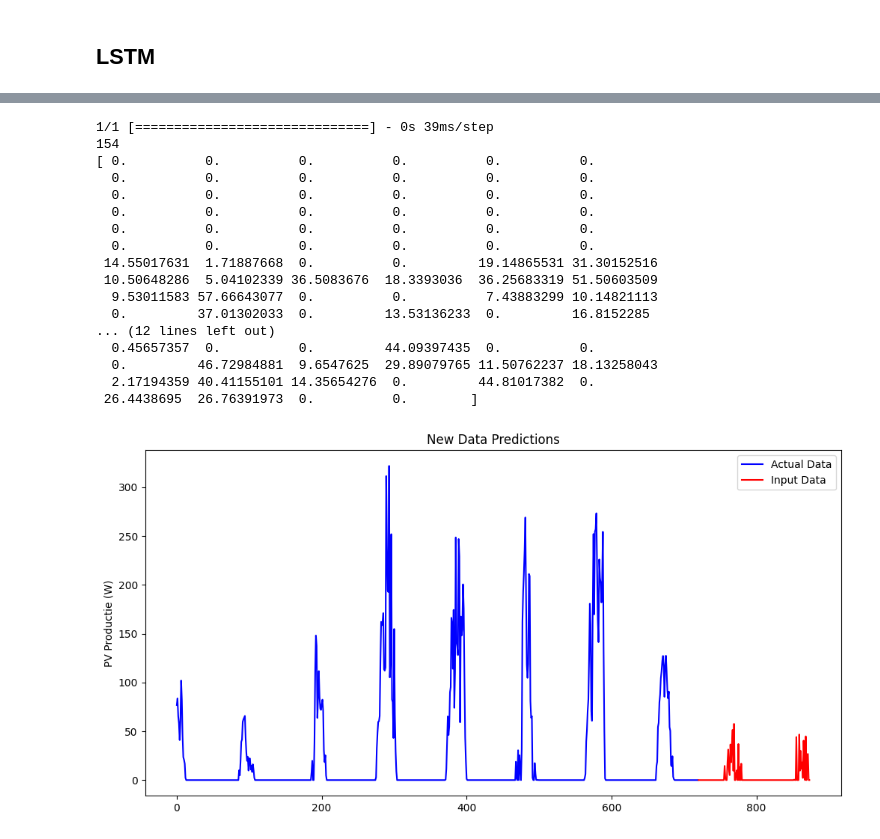
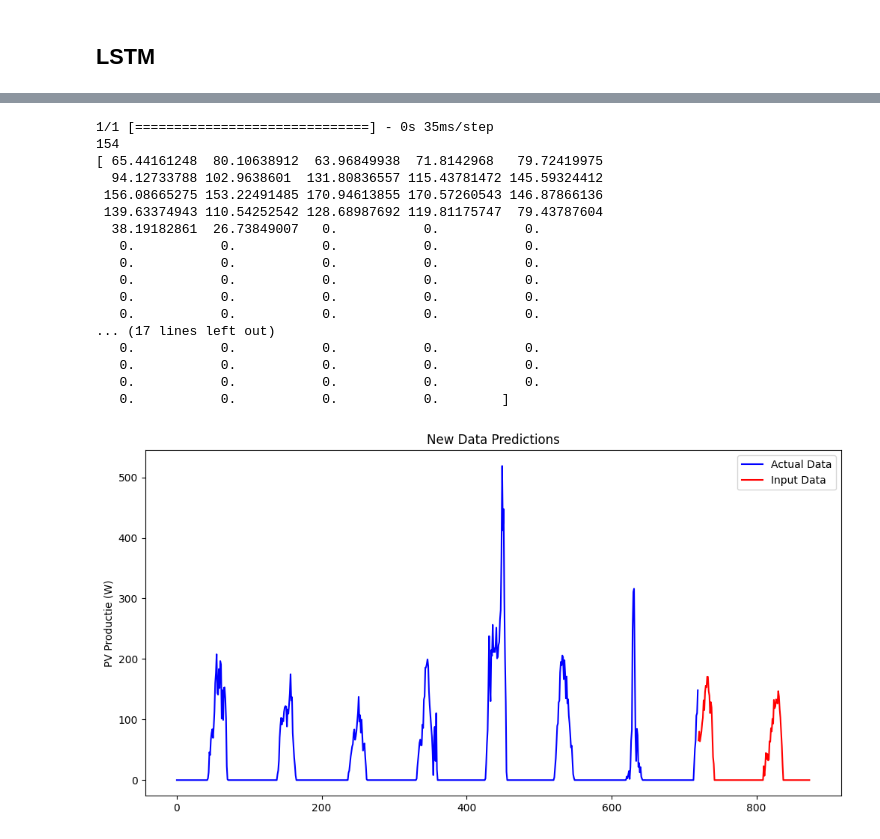
Before and after one commit to Ozziehman/Energiescan, a Jupyter notebook: 2022_15min_data_models.ipynb, the cells around one changed output, grey strips where cells are left out. Saved outputs shown, nothing was run; the diff lists cells and outputs as text; code cells hidden in the pictures.

```diff
--- a/2022_15min_data_models.ipynb
+++ b/2022_15min_data_models.ipynb
@@ -561,46 +563,46 @@ Mean Absolute Error: 97.23905003034612
 # %%
 def create_new_sequences(data, seq_length):
     X = []
     for i in range(len(data) - seq_length + 1):
         seq = data[i:(i + seq_length), :]
         X.append(seq)
     return np.array(X)
 
-new_data = pd.read_csv('core/static/data/2022_15min_data_with_GHI.csv', sep=',', low_memory=False).tail(720)
+new_data = pd.read_csv('core/static/data/2022_15min_data_with_GHI.csv', sep=',', low_memory=False).iloc[1723:2443]
 new_data = new_data[['PV Productie (W)', 'Month', 'Day', 'Hour', 'Minute', 'Weekday', 'GHI (W/m^2)']]
 new_data_scaled = scaler.transform(new_data)
 X_new = create_new_sequences(new_data_scaled, seq_length)
 y_new_pred_scaled = model.predict(X_new)
 y_new_pred_reshaped = y_new_pred_scaled.reshape(-1, 1)
 dummy_features_new = np.zeros((y_new_pred_reshaped.shape[0], train_scaled.shape[1] - 1))
 y_new_pred_inv = scaler.inverse_transform(np.concatenate((y_new_pred_reshaped, dummy_features_new), axis=1))[:, 0]
 input_sequence = new_data['PV Productie (W)'].values
 plt.figure(figsize=(12, 6))
 plt.plot(input_sequence, label='Actual Data', color='blue')
 x_axis_for_pred = np.arange(len(input_sequence), len(input_sequence) + len(y_new_pred_inv))
 print(len(y_new_pred_inv))
 print(y_new_pred_inv)
 plt.plot(x_axis_for_pred, y_new_pred_inv, label='Input Data', color='red')
 plt.title('New Data Predictions')
 plt.ylabel('PV Productie (W)')
 plt.legend()
 plt.show()
 # %% [output]
-1/1 [==============================] - 0s 39ms/step
+1/1 [==============================] - 0s 35ms/step
 154
-[ 0.          0.          0.          0.          0.          0.
-  0.          0.          0.          0.          0.          0.
-  0.          0.          0.          0.          0.          0.
-  0.          0.          0.          0.          0.          0.
-  0.          0.          0.          0.          0.          0.
-  0.          0.          0.          0.          0.          0.
- 14.55017631  1.71887668  0.          0.         19.14865531 31.30152516
- 10.50648286  5.04102339 36.5083676  18.3393036  36.25683319 51.50603509
-  9.53011583 57.66643077  0.          0.          7.43883299 10.14821113
-  0.         37.01302033  0.         13.53136233  0.         16.8152285
-... (12 lines left out)
-  0.45657357  0.          0.         44.09397435  0.          0.
-  0.         46.72984881  9.6547625  29.89079765 11.50762237 18.13258043
-  2.17194359 40.41155101 14.35654276  0.         44.81017382  0.
- 26.4438695  26.76391973  0.          0.        ]
+[ 65.44161248  80.10638912  63.96849938  71.8142968   79.72419975
+  94.12733788 102.9638601  131.80836557 115.43781472 145.59324412
+ 156.08665275 153.22491485 170.94613855 170.57260543 146.87866136
+ 139.63374943 110.54252542 128.68987692 119.81175747  79.43787604
+  38.19182861  26.73849007   0.           0.           0.
+   0.           0.           0.           0.           0.
+   0.           0.           0.           0.           0.
+   0.           0.           0.           0.           0.
+   0.           0.           0.           0.           0.
+   0.           0.           0.           0.           0.
+... (17 lines left out)
+   0.           0.           0.           0.           0.
+   0.           0.           0.           0.           0.
+   0.           0.           0.           0.           0.
+   0.           0.           0.           0.        ]
-[figure, old version]
+[figure, new version]
```
Also changed, not shown: parts of 1 cell of this notebook, 3 other files.
